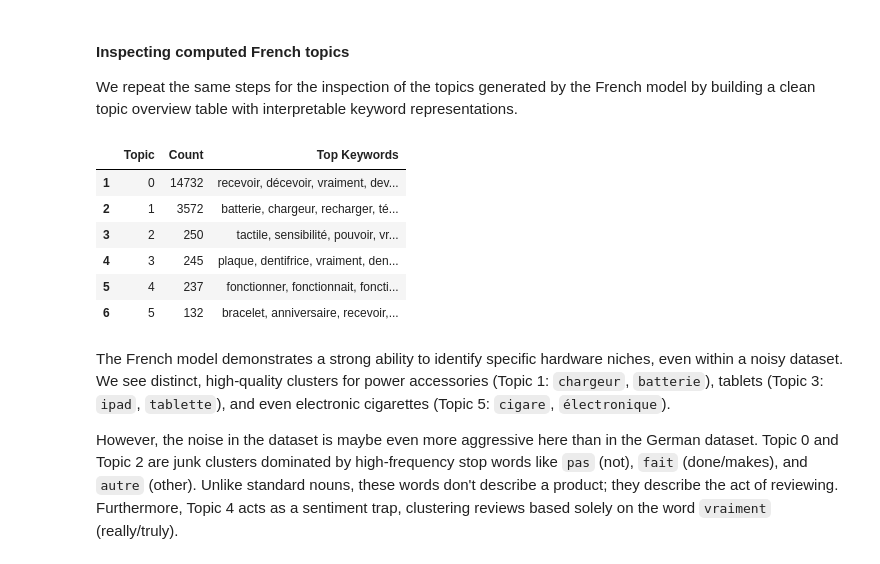
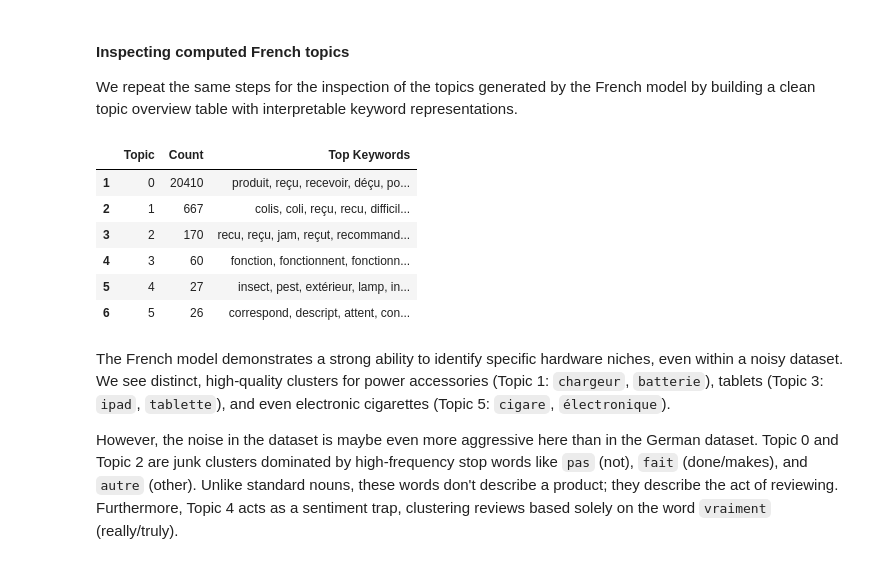
Before and after one commit to aeroonn/MachineLearning_NLP, a Jupyter notebook: diff_langs.ipynb, the cells around one changed output. Drawn from its saved outputs; the diff is of its cells as text; code cells hidden in the pictures.

```diff
--- a/diff_langs.ipynb
+++ b/diff_langs.ipynb
@@ -141,7 +146,7 @@ We repeat the same setup for the French Amazon reviews, again using a multilingu
 # %%
 representation_model_french = KeyBERTInspired()
 
-topic_model_baseline_french = BERTopic(
+topic_model_french = BERTopic(
     embedding_model=sentence_model,
     vectorizer_model=vectorizer_model,
     language="multilingual",
@@ -152,5 +157,5 @@ topic_model_baseline_french = BERTopic(
     representation_model=representation_model_french
 )
 
-topics_base_french, probs_base_french = topic_model_baseline_french.fit_transform(docs_cleaned_french)
+topics_base_french, probs_base_french = topic_model_french.fit_transform(stemmed_french)
 # %% [output]
@@ -209,27 +214,27 @@ fig_bar.show()
 
 We repeat the same steps for the inspection of the topics generated by the French model by building a clean topic overview table with interpretable keyword representations.
 # %%
-info_df = topic_model_baseline_french.get_topic_info()
+info_df = topic_model_french.get_topic_info()
 clean_df = info_df[info_df["Topic"] != -1].copy()
 
 def clean_keywords(repr_list):
     return ", ".join(repr_list[:6])
 
 clean_df["Top Keywords"] = clean_df["Representation"].apply(clean_keywords)
 
 display_table = clean_df[["Topic", "Count", "Top Keywords"]]
 
 import pandas as pd
 pd.set_option('display.max_colwidth', None)
 display(display_table.head(6))
 # %% [output]
 |  | Topic | Count | Top Keywords |
-| 1 | 0 | 14732 | recevoir, décevoir, vraiment, dev... |
-| 2 | 1 | 3572 | batterie, chargeur, recharger, té... |
-| 3 | 2 | 250 | tactile, sensibilité, pouvoir, vr... |
-| 4 | 3 | 245 | plaque, dentifrice, vraiment, den... |
-| 5 | 4 | 237 | fonctionner, fonctionnait, foncti... |
-| 6 | 5 | 132 | bracelet, anniversaire, recevoir,... |
+| 1 | 0 | 20410 | produit, reçu, recevoir, déçu, po... |
+| 2 | 1 | 667 | colis, coli, reçu, recu, difficil... |
+| 3 | 2 | 170 | recu, reçu, jam, reçut, recommand... |
+| 4 | 3 | 60 | fonction, fonctionnent, fonctionn... |
+| 5 | 4 | 27 | insect, pest, extérieur, lamp, in... |
+| 6 | 5 | 26 | correspond, descript, attent, con... |
 # %% [markdown]
 
 The French model demonstrates a strong ability to identify specific hardware niches, even within a noisy dataset. We see distinct, high-quality clusters for power accessories (Topic 1: `chargeur`, `batterie`), tablets (Topic 3: `ipad`, `tablette`), and even electronic cigarettes (Topic 5: `cigare`, `électronique`).
```
Also changed, not shown: parts of 8 cells of this notebook, 1 other file.
